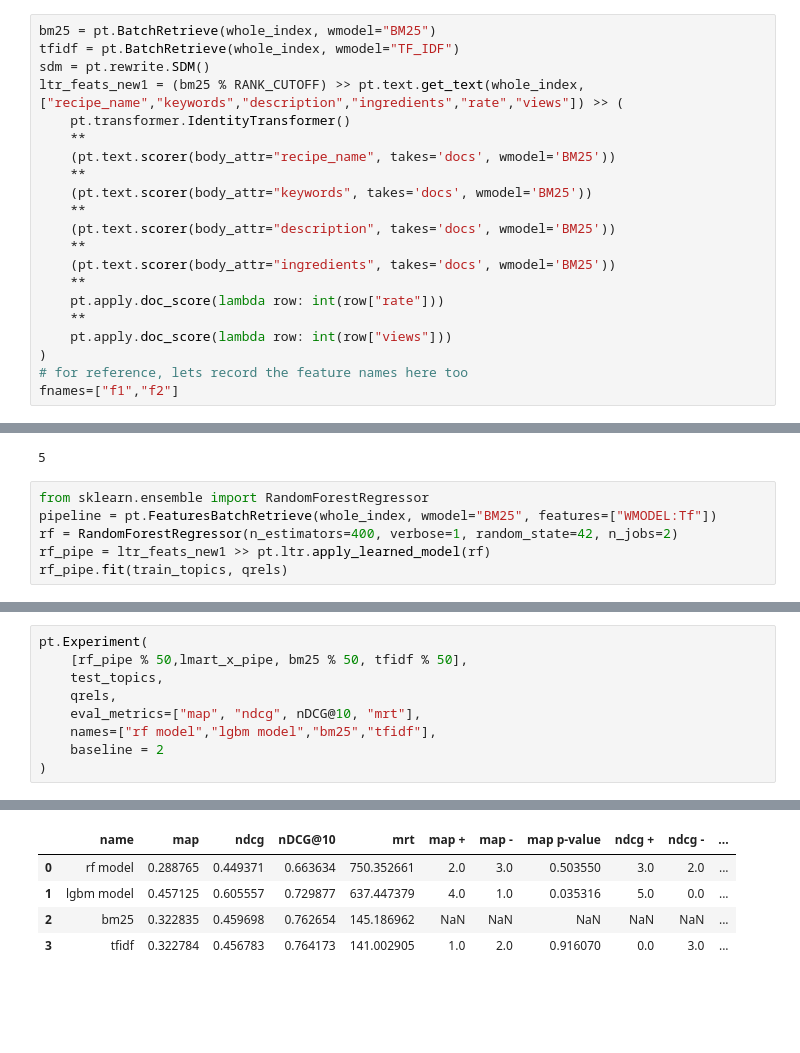
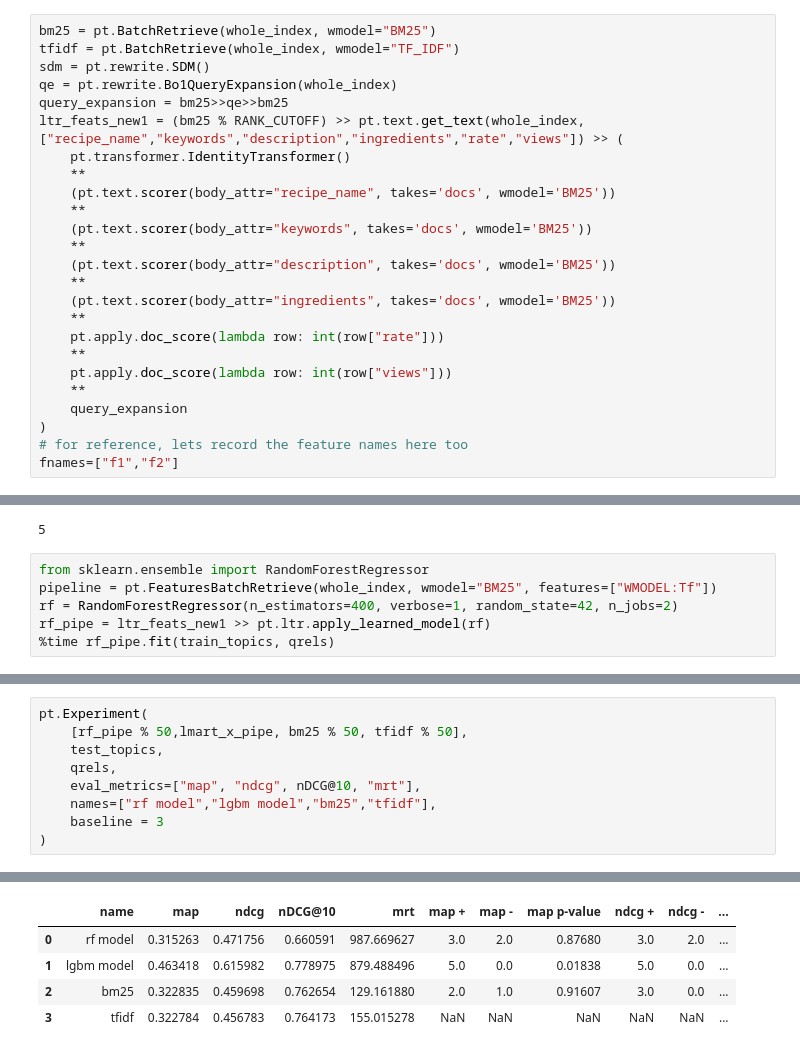
Before and after one commit to Dong34/Recipe-Search-Engine, a Jupyter notebook: final_proj.ipynb, the cells around one changed output, grey strips where cells are left out. Drawn from its saved outputs; the diff is of its cells as text; blank space fills up the shorter version.

Commit message:
add query expansion

```diff
--- a/final_proj.ipynb
+++ b/final_proj.ipynb
@@ -157,6 +157,8 @@ RANK_CUTOFF = 100
 bm25 = pt.BatchRetrieve(whole_index, wmodel="BM25")
 tfidf = pt.BatchRetrieve(whole_index, wmodel="TF_IDF")
 sdm = pt.rewrite.SDM()
+qe = pt.rewrite.Bo1QueryExpansion(whole_index)
+query_expansion = bm25>>qe>>bm25
 ltr_feats_new1 = (bm25 % RANK_CUTOFF) >> pt.text.get_text(whole_index, ["recipe_name","keywords","description","ingredients","rate","views"]) >> (
     pt.transformer.IdentityTransformer()
     **
@@ -171,6 +173,8 @@ ltr_feats_new1 = (bm25 % RANK_CUTOFF) >> pt.text.get_text(whole_index, ["recipe_
     pt.apply.doc_score(lambda row: int(row["rate"]))
     **
     pt.apply.doc_score(lambda row: int(row["views"]))
+    **
+    query_expansion
 )
 # for reference, lets record the feature names here too
 fnames=["f1","f2"]
@@ -198,5 +202,5 @@ from sklearn.ensemble import RandomForestRegressor
 pipeline = pt.FeaturesBatchRetrieve(whole_index, wmodel="BM25", features=["WMODEL:Tf"])
 rf = RandomForestRegressor(n_estimators=400, verbose=1, random_state=42, n_jobs=2)
 rf_pipe = ltr_feats_new1 >> pt.ltr.apply_learned_model(rf)
-rf_pipe.fit(train_topics, qrels)
+%time rf_pipe.fit(train_topics, qrels)
 # %% [output]
@@ -281,6 +293,6 @@ pt.Experiment(
     qrels,
     eval_metrics=["map", "ndcg", nDCG@10, "mrt"],
     names=["rf model","lgbm model","bm25","tfidf"],
-    baseline = 2
+    baseline = 3
 )
 # %% [output]
@@ -299,5 +311,5 @@ pt.Experiment(
 |  | name | map | ndcg | nDCG@10 | mrt | map + | map - | map p-value | ndcg + | ndcg - | ... |
-| 0 | rf model | 0.288765 | 0.449371 | 0.663634 | 750.352661 | 2.0 | 3.0 | 0.503550 | 3.0 | 2.0 | ... |
-| 1 | lgbm model | 0.457125 | 0.605557 | 0.729877 | 637.447379 | 4.0 | 1.0 | 0.035316 | 5.0 | 0.0 | ... |
-| 2 | bm25 | 0.322835 | 0.459698 | 0.762654 | 145.186962 | NaN | NaN | NaN | NaN | NaN | ... |
-| 3 | tfidf | 0.322784 | 0.456783 | 0.764173 | 141.002905 | 1.0 | 2.0 | 0.916070 | 0.0 | 3.0 | ... |
+| 0 | rf model | 0.315263 | 0.471756 | 0.660591 | 987.669627 | 3.0 | 2.0 | 0.87680 | 3.0 | 2.0 | ... |
+| 1 | lgbm model | 0.463418 | 0.615982 | 0.778975 | 879.488496 | 5.0 | 0.0 | 0.01838 | 5.0 | 0.0 | ... |
+| 2 | bm25 | 0.322835 | 0.459698 | 0.762654 | 129.161880 | 2.0 | 1.0 | 0.91607 | 3.0 | 0.0 | ... |
+| 3 | tfidf | 0.322784 | 0.456783 | 0.764173 | 155.015278 | NaN | NaN | NaN | NaN | NaN | ... |
```
Also changed, not shown: parts of 4 cells of this notebook.
